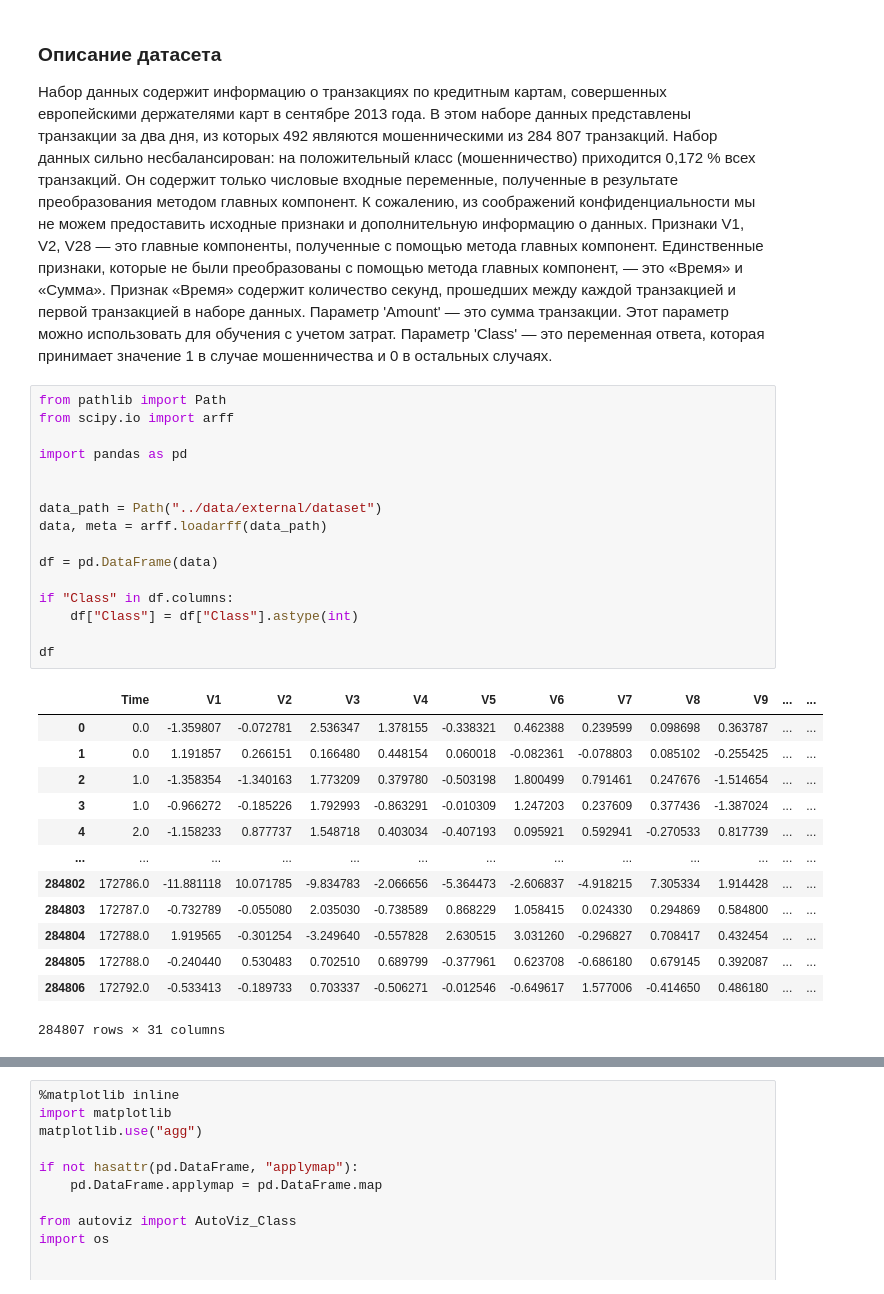
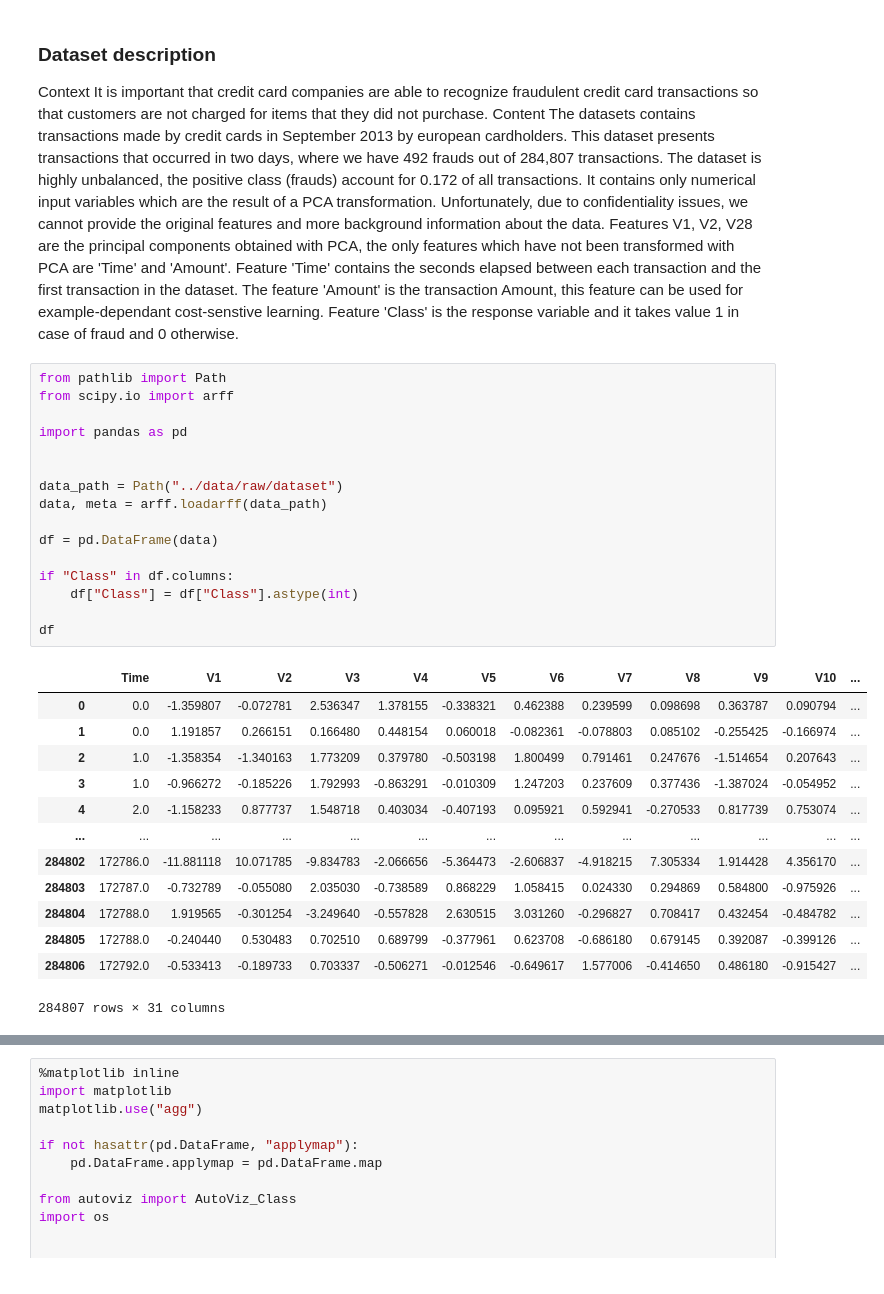
Before and after one commit to pstpn/mlops, a Jupyter notebook: notebooks/1.0-pstpn-dataset-analysis.ipynb, the cells around one changed output, grey strips where cells are left out. Drawn from its saved outputs; the diff is of its cells as text.

```diff
--- a/notebooks/1.0-pstpn-dataset-analysis.ipynb
+++ b/notebooks/1.0-pstpn-dataset-analysis.ipynb
@@ -1,36 +1,36 @@
 # %% [markdown]
-### Описание датасета
+### Dataset description
 
-Набор данных содержит информацию о транзакциях по кредитным картам, совершенных европейскими держателями карт в сентябре 2013 года. В этом наборе данных представлены транзакции за два дня, из которых 492 являются мошенническими из 284 807 транзакций. Набор данных сильно несбалансирован: на положительный класс (мошенничество) приходится 0,172 % всех транзакций. Он содержит только числовые входные переменные, полученные в результате преобразования методом главных компонент. К сожалению, из соображений конфиденциальности мы не можем предоставить исходные признаки и дополнительную информацию о данных. Признаки V1, V2, V28 — это главные компоненты, полученные с помощью метода главных компонент. Единственные признаки, которые не были преобразованы с помощью метода главных компонент, — это «Время» и «Сумма». Признак «Время» содержит количество секунд, прошедших между каждой транзакцией и первой транзакцией в наборе данных. Параметр 'Amount' — это сумма транзакции. Этот параметр можно использовать для обучения с учетом затрат. Параметр 'Class' — это переменная ответа, которая принимает значение 1 в случае мошенничества и 0 в остальных случаях.
+Context It is important that credit card companies are able to recognize fraudulent credit card transactions so that customers are not charged for items that they did not purchase. Content The datasets contains transactions made by credit cards in September 2013 by european cardholders. This dataset presents transactions that occurred in two days, where we have 492 frauds out of 284,807 transactions. The dataset is highly unbalanced, the positive class (frauds) account for 0.172 of all transactions. It contains only numerical input variables which are the result of a PCA transformation. Unfortunately, due to confidentiality issues, we cannot provide the original features and more background information about the data. Features V1, V2, V28 are the principal components obtained with PCA, the only features which have not been transformed with PCA are 'Time' and 'Amount'. Feature 'Time' contains the seconds elapsed between each transaction and the first transaction in the dataset. The feature 'Amount' is the transaction Amount, this feature can be used for example-dependant cost-senstive learning. Feature 'Class' is the response variable and it takes value 1 in case of fraud and 0 otherwise.
 # %%
 from pathlib import Path
 from scipy.io import arff
 
 import pandas as pd
 
 
-data_path = Path("../data/external/dataset")
+data_path = Path("../data/raw/dataset")
 data, meta = arff.loadarff(data_path)
 
 df = pd.DataFrame(data)
 
 if "Class" in df.columns:
     df["Class"] = df["Class"].astype(int)
 
 df
 # %% [output]
-|  | Time | V1 | V2 | V3 | V4 | V5 | V6 | V7 | V8 | V9 | ... | ... |
-| 0 | 0.0 | -1.359807 | -0.072781 | 2.536347 | 1.378155 | -0.338321 | 0.462388 | 0.239599 | 0.098698 | 0.363787 | ... | ... |
-| 1 | 0.0 | 1.191857 | 0.266151 | 0.166480 | 0.448154 | 0.060018 | -0.082361 | -0.078803 | 0.085102 | -0.255425 | ... | ... |
-| 2 | 1.0 | -1.358354 | -1.340163 | 1.773209 | 0.379780 | -0.503198 | 1.800499 | 0.791461 | 0.247676 | -1.514654 | ... | ... |
-| 3 | 1.0 | -0.966272 | -0.185226 | 1.792993 | -0.863291 | -0.010309 | 1.247203 | 0.237609 | 0.377436 | -1.387024 | ... | ... |
-| 4 | 2.0 | -1.158233 | 0.877737 | 1.548718 | 0.403034 | -0.407193 | 0.095921 | 0.592941 | -0.270533 | 0.817739 | ... | ... |
+|  | Time | V1 | V2 | V3 | V4 | V5 | V6 | V7 | V8 | V9 | V10 | ... |
+| 0 | 0.0 | -1.359807 | -0.072781 | 2.536347 | 1.378155 | -0.338321 | 0.462388 | 0.239599 | 0.098698 | 0.363787 | 0.090794 | ... |
+| 1 | 0.0 | 1.191857 | 0.266151 | 0.166480 | 0.448154 | 0.060018 | -0.082361 | -0.078803 | 0.085102 | -0.255425 | -0.166974 | ... |
+| 2 | 1.0 | -1.358354 | -1.340163 | 1.773209 | 0.379780 | -0.503198 | 1.800499 | 0.791461 | 0.247676 | -1.514654 | 0.207643 | ... |
+| 3 | 1.0 | -0.966272 | -0.185226 | 1.792993 | -0.863291 | -0.010309 | 1.247203 | 0.237609 | 0.377436 | -1.387024 | -0.054952 | ... |
+| 4 | 2.0 | -1.158233 | 0.877737 | 1.548718 | 0.403034 | -0.407193 | 0.095921 | 0.592941 | -0.270533 | 0.817739 | 0.753074 | ... |
 | ... | ... | ... | ... | ... | ... | ... | ... | ... | ... | ... | ... | ... |
-| 284802 | 172786.0 | -11.881118 | 10.071785 | -9.834783 | -2.066656 | -5.364473 | -2.606837 | -4.918215 | 7.305334 | 1.914428 | ... | ... |
-| 284803 | 172787.0 | -0.732789 | -0.055080 | 2.035030 | -0.738589 | 0.868229 | 1.058415 | 0.024330 | 0.294869 | 0.584800 | ... | ... |
-| 284804 | 172788.0 | 1.919565 | -0.301254 | -3.249640 | -0.557828 | 2.630515 | 3.031260 | -0.296827 | 0.708417 | 0.432454 | ... | ... |
-| 284805 | 172788.0 | -0.240440 | 0.530483 | 0.702510 | 0.689799 | -0.377961 | 0.623708 | -0.686180 | 0.679145 | 0.392087 | ... | ... |
-| 284806 | 172792.0 | -0.533413 | -0.189733 | 0.703337 | -0.506271 | -0.012546 | -0.649617 | 1.577006 | -0.414650 | 0.486180 | ... | ... |
+| 284802 | 172786.0 | -11.881118 | 10.071785 | -9.834783 | -2.066656 | -5.364473 | -2.606837 | -4.918215 | 7.305334 | 1.914428 | 4.356170 | ... |
+| 284803 | 172787.0 | -0.732789 | -0.055080 | 2.035030 | -0.738589 | 0.868229 | 1.058415 | 0.024330 | 0.294869 | 0.584800 | -0.975926 | ... |
+| 284804 | 172788.0 | 1.919565 | -0.301254 | -3.249640 | -0.557828 | 2.630515 | 3.031260 | -0.296827 | 0.708417 | 0.432454 | -0.484782 | ... |
+| 284805 | 172788.0 | -0.240440 | 0.530483 | 0.702510 | 0.689799 | -0.377961 | 0.623708 | -0.686180 | 0.679145 | 0.392087 | -0.399126 | ... |
+| 284806 | 172792.0 | -0.533413 | -0.189733 | 0.703337 | -0.506271 | -0.012546 | -0.649617 | 1.577006 | -0.414650 | 0.486180 | -0.915427 | ... |
 284807 rows × 31 columns
 # %%
 missing = df.isna().sum().sort_values(ascending=False)
```
Also changed, not shown: parts of 2 cells of this notebook, 8 other files.
